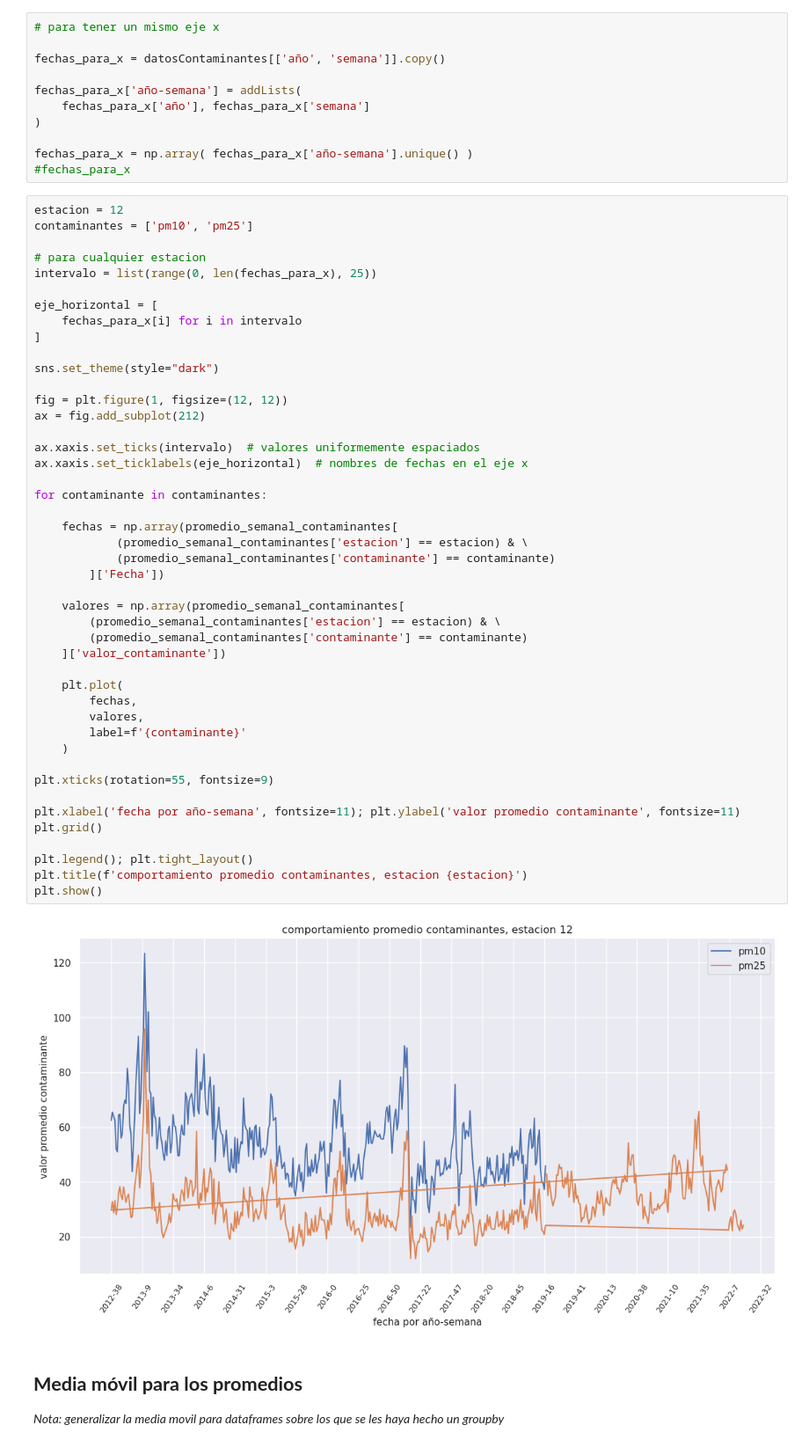
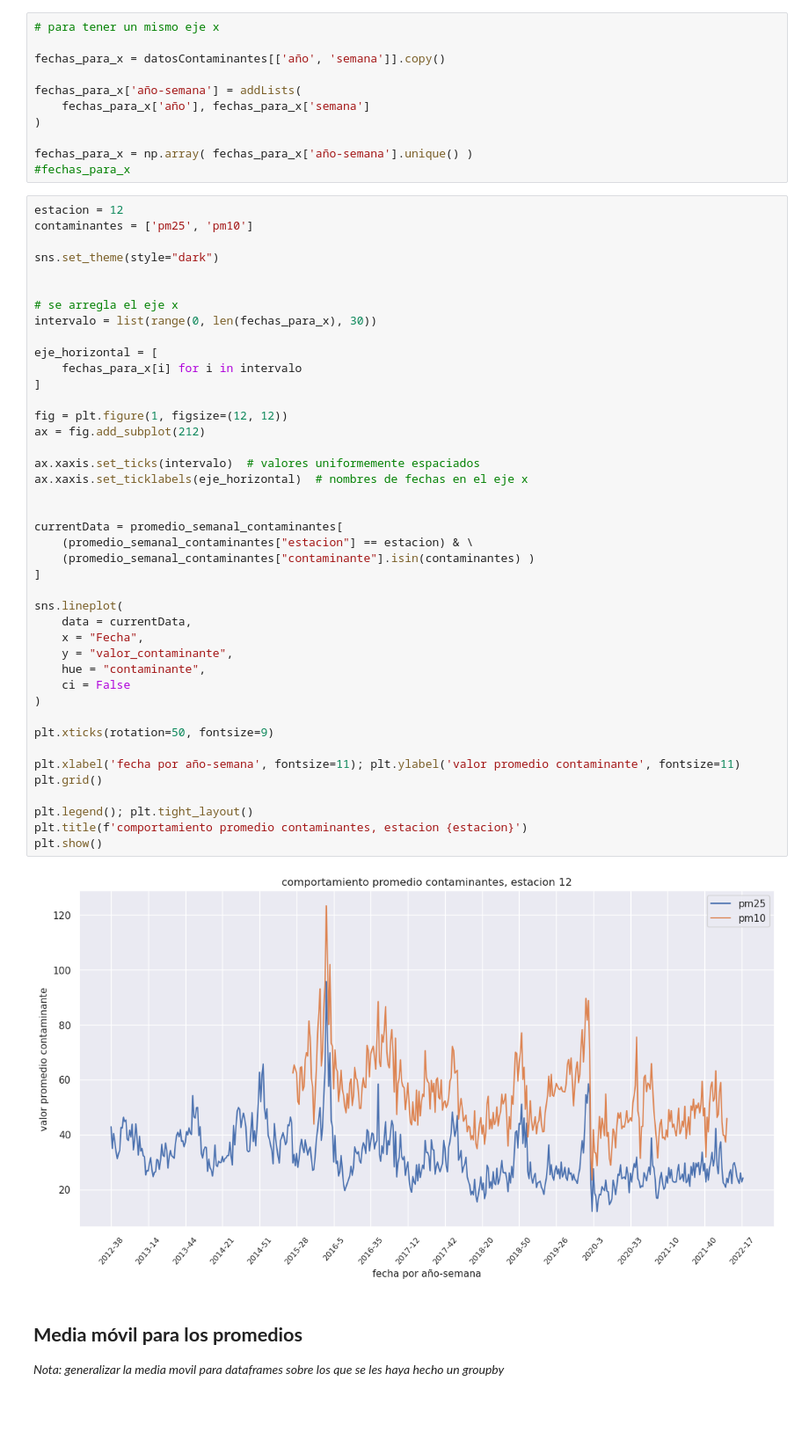
Before and after one commit to LeoUribC/CITRA_DataScience, a Jupyter notebook: Contaminantes/Estudios_PM25.ipynb, the cells around one changed output. Shown at 88% size. Saved outputs shown, nothing was run; the diff lists cells and outputs as text; blank space fills up the shorter version.

```diff
--- a/Contaminantes/Estudios_PM25.ipynb
+++ b/Contaminantes/Estudios_PM25.ipynb
@@ -143,51 +145,48 @@ fechas_para_x = np.array( fechas_para_x['año-semana'].unique() )
 #fechas_para_x
 # %%
 estacion = 12
-contaminantes = ['pm10', 'pm25']
+contaminantes = ['pm25', 'pm10']
 
-# para cualquier estacion
-intervalo = list(range(0, len(fechas_para_x), 25))
+sns.set_theme(style="dark")
+
+
+# se arregla el eje x
+intervalo = list(range(0, len(fechas_para_x), 30))
 
 eje_horizontal = [
     fechas_para_x[i] for i in intervalo
 ]
-
-sns.set_theme(style="dark")
 
 fig = plt.figure(1, figsize=(12, 12))
 ax = fig.add_subplot(212)
 
 ax.xaxis.set_ticks(intervalo)  # valores uniformemente espaciados
 ax.xaxis.set_ticklabels(eje_horizontal)  # nombres de fechas en el eje x
 
-for contaminante in contaminantes:
 
-    fechas = np.array(promedio_semanal_contaminantes[
-            (promedio_semanal_contaminantes['estacion'] == estacion) & \
-            (promedio_semanal_contaminantes['contaminante'] == contaminante)
-        ]['Fecha'])
+currentData = promedio_semanal_contaminantes[
+    (promedio_semanal_contaminantes["estacion"] == estacion) & \
+    (promedio_semanal_contaminantes["contaminante"].isin(contaminantes) )
+]
 
-    valores = np.array(promedio_semanal_contaminantes[
-        (promedio_semanal_contaminantes['estacion'] == estacion) & \
-        (promedio_semanal_contaminantes['contaminante'] == contaminante)
-    ]['valor_contaminante'])
+sns.lineplot(
+    data = currentData,
+    x = "Fecha",
+    y = "valor_contaminante",
+    hue = "contaminante",
+    ci = False
+)
 
-    plt.plot(
-        fechas,
-        valores,
-        label=f'{contaminante}'
-    )
-
-plt.xticks(rotation=55, fontsize=9)
+plt.xticks(rotation=50, fontsize=9)
 
 plt.xlabel('fecha por año-semana', fontsize=11); plt.ylabel('valor promedio contaminante', fontsize=11)
 plt.grid()
 
 plt.legend(); plt.tight_layout()
 plt.title(f'comportamiento promedio contaminantes, estacion {estacion}')
 plt.show()
 # %% [output]
-[figure, old version]
+[figure, new version]
 # %% [markdown]
 ## **Media móvil para los promedios**
 
```
Also changed, not shown: parts of 3 cells of this notebook, 1 other file.
